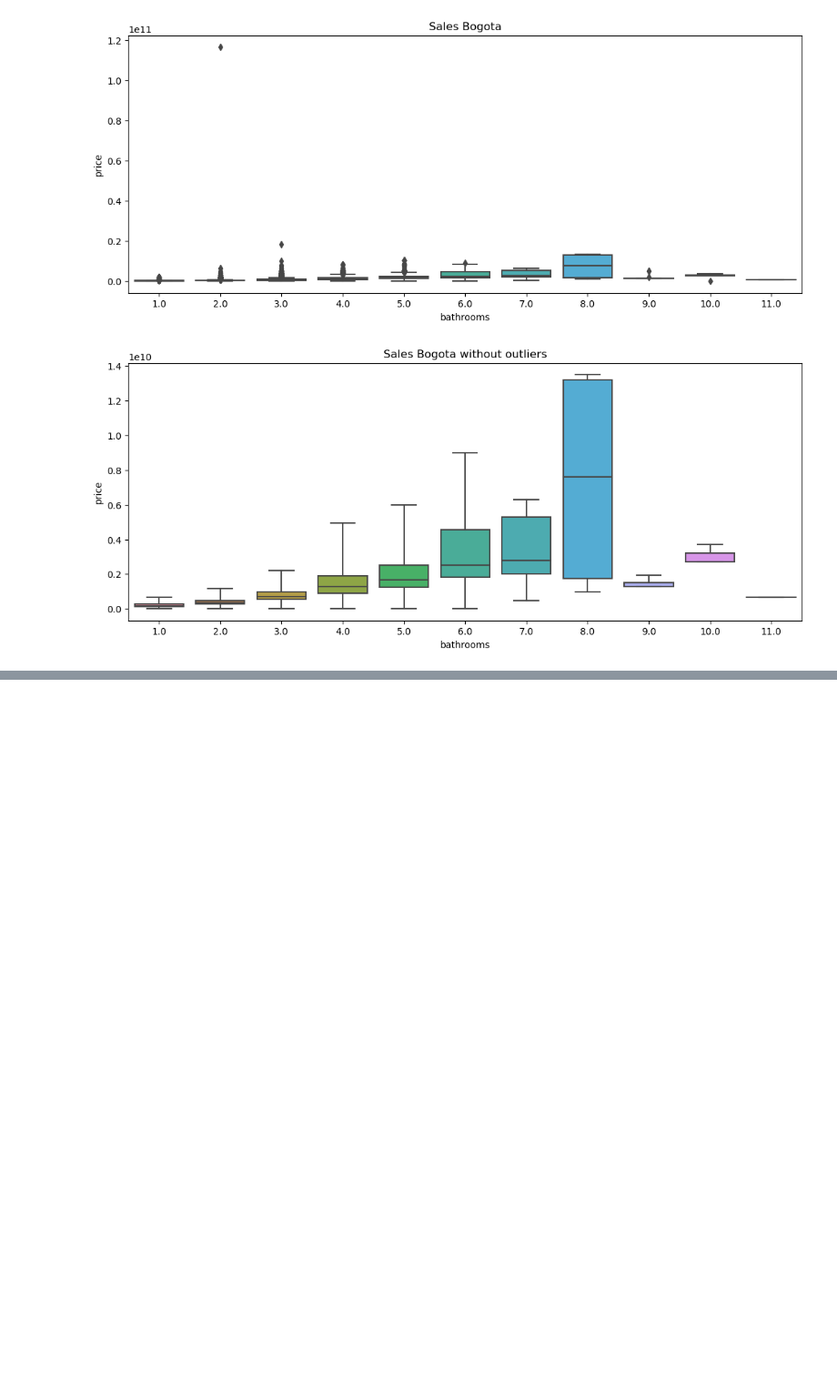
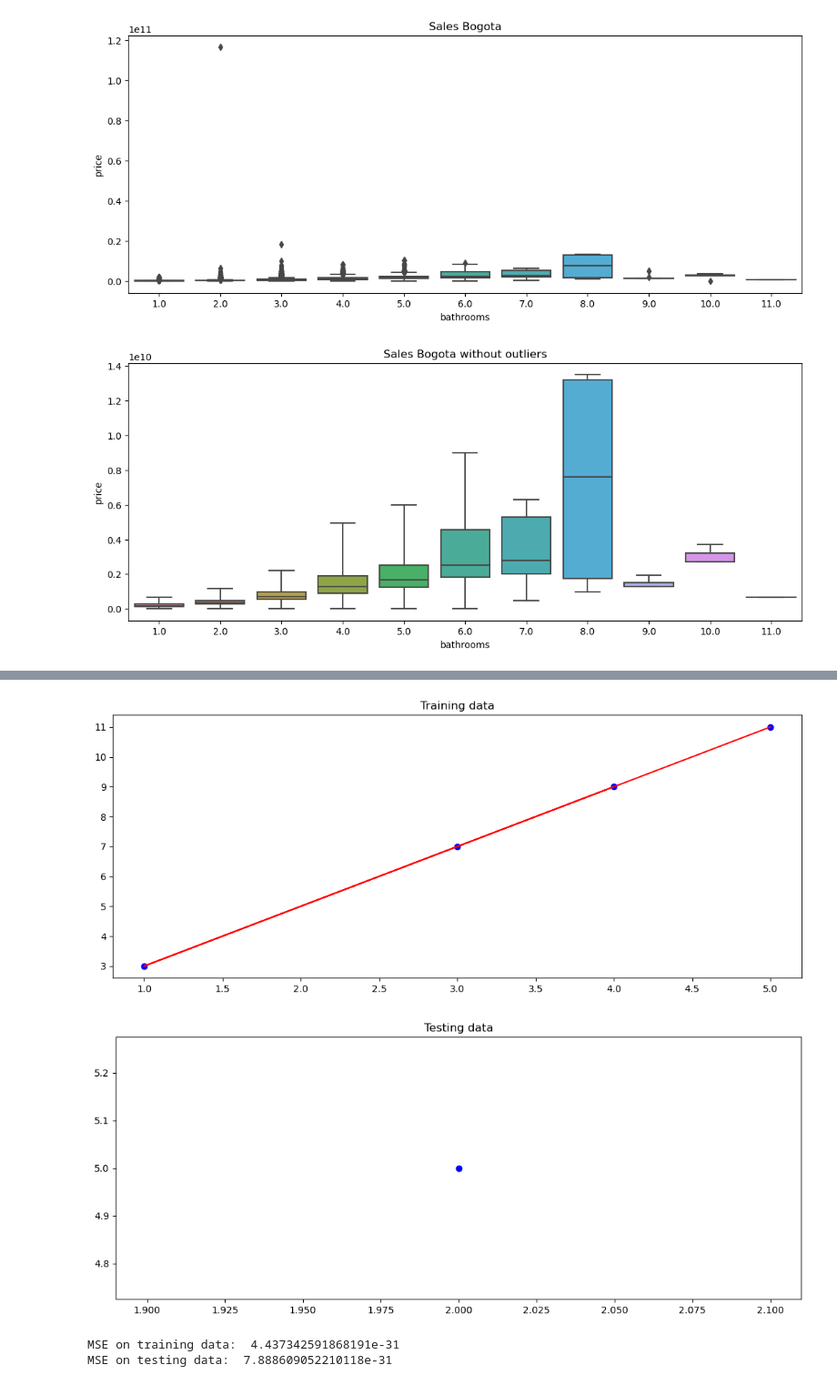
Before and after one commit to afrincon2/visualization, a Jupyter notebook: Prices.ipynb, the cells around one changed output, grey strips where cells are left out. Shown at 91% size. Saved outputs shown, nothing was run; the diff lists cells and outputs as text; code cells hidden in the pictures; blank space fills up the shorter version.

```diff
--- a/Prices.ipynb
+++ b/Prices.ipynb
@@ -245,3 +474,54 @@ Covariance Type:            nonrobust
 
 Notes:
 [1] Standard Errors assume that the covariance matrix of the errors is correctly specified.
+# %%
+import numpy as np
+from sklearn.model_selection import train_test_split
+from sklearn.linear_model import LinearRegression
+from sklearn.metrics import mean_squared_error
+import matplotlib.pyplot as plt
+
+# Create some example data
+x = np.array([1, 2, 3, 4, 5])
+y = np.array([3, 5, 7, 9, 11])
+
+# Reshape the data to fit the linear regression model
+x = x.reshape(-1, 1)
+
+# Split the data into training and testing sets
+x_train, x_test, y_train, y_test = train_test_split(x, y, test_size=0.2, random_state=42)
+
+# Create the linear regression object
+reg = LinearRegression()
+
+# Fit the training data to the model
+reg.fit(x_train, y_train)
+
+# Get the predictions for the training and testing data
+y_train_pred = reg.predict(x_train)
+y_test_pred = reg.predict(x_test)
+
+# Calculate the mean squared error of the model on the training and testing data
+mse_train = mean_squared_error(y_train, y_train_pred)
+mse_test = mean_squared_error(y_test, y_test_pred)
+
+# Plot the training data and the linear regression line
+plt.scatter(x_train, y_train, color='blue')
+plt.plot(x_train, y_train_pred, color='red')
+plt.title('Training data')
+plt.show()
+
+# Plot the testing data and the linear regression line
+plt.scatter(x_test, y_test, color='blue')
+plt.plot(x_test, y_test_pred, color='red')
+plt.title('Testing data')
+plt.show()
+
+# Print the mean squared error of the model on the training and testing data
+print('MSE on training data: ', mse_train)
+print('MSE on testing data: ', mse_test)
+# %% [output]
+[figure, added]
+[figure, added]
+MSE on training data:  4.437342591868191e-31
+MSE on testing data:  7.888609052210118e-31
```
Also changed, not shown: parts of 18 cells of this notebook.
